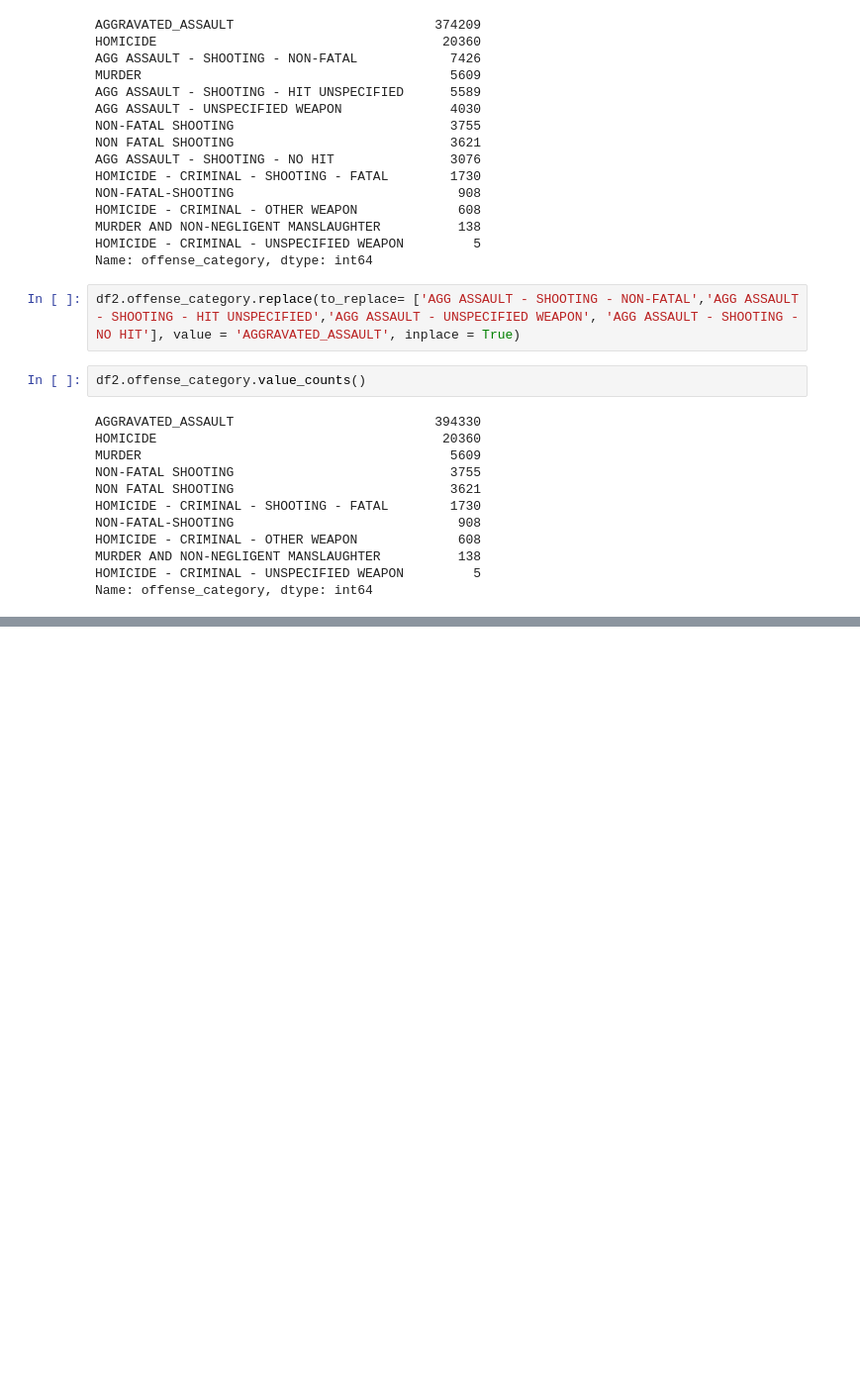
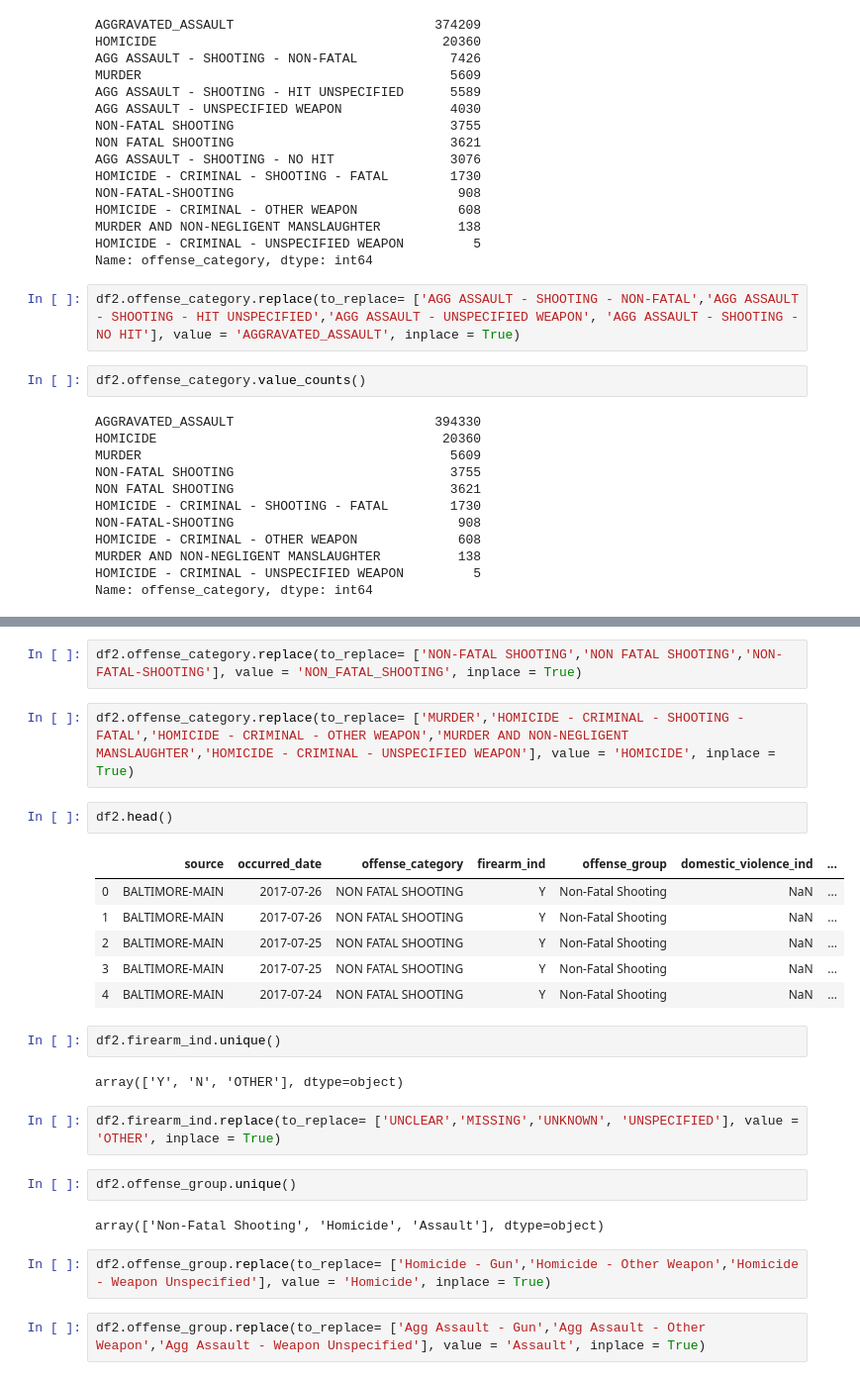
Before and after one commit to joseh4/classifying_gang_violence, a Jupyter notebook: working_notebook.ipynb, the cells around one changed output, grey strips where cells are left out. Shown: that part at 99% size. Drawn from its saved outputs; the diff is of its cells as text; blank space fills up the shorter version.

```diff
--- a/working_notebook.ipynb
+++ b/working_notebook.ipynb
@@ -302,0 +250,27 @@ memory usage: 176.8+ MB
+# %%
+df2.offense_category.replace(to_replace= ['NON-FATAL SHOOTING','NON FATAL SHOOTING','NON-FATAL-SHOOTING'], value = 'NON_FATAL_SHOOTING', inplace = True)
+# %%
+df2.offense_category.replace(to_replace= ['MURDER','HOMICIDE - CRIMINAL - SHOOTING - FATAL','HOMICIDE - CRIMINAL - OTHER WEAPON','MURDER AND NON-NEGLIGENT MANSLAUGHTER','HOMICIDE - CRIMINAL - UNSPECIFIED WEAPON'], value = 'HOMICIDE', inplace = True)
+# %%
+df2.head()
+# %% [output]
+|  | source | occurred_date | offense_category | firearm_ind | offense_group | domestic_violence_ind | ... |
+| 0 | BALTIMORE-MAIN | 2017-07-26 | NON FATAL SHOOTING | Y | Non-Fatal Shooting | NaN | ... |
+| 1 | BALTIMORE-MAIN | 2017-07-26 | NON FATAL SHOOTING | Y | Non-Fatal Shooting | NaN | ... |
+| 2 | BALTIMORE-MAIN | 2017-07-25 | NON FATAL SHOOTING | Y | Non-Fatal Shooting | NaN | ... |
+| 3 | BALTIMORE-MAIN | 2017-07-25 | NON FATAL SHOOTING | Y | Non-Fatal Shooting | NaN | ... |
+| 4 | BALTIMORE-MAIN | 2017-07-24 | NON FATAL SHOOTING | Y | Non-Fatal Shooting | NaN | ... |
+# %%
+df2.firearm_ind.unique()
+# %% [output]
+array(['Y', 'N', 'OTHER'], dtype=object)
+# %%
+df2.firearm_ind.replace(to_replace= ['UNCLEAR','MISSING','UNKNOWN', 'UNSPECIFIED'], value = 'OTHER', inplace = True)
+# %%
+df2.offense_group.unique()
+# %% [output]
+array(['Non-Fatal Shooting', 'Homicide', 'Assault'], dtype=object)
+# %%
+df2.offense_group.replace(to_replace= ['Homicide - Gun','Homicide - Other Weapon','Homicide - Weapon Unspecified'], value = 'Homicide', inplace = True)
+# %%
+df2.offense_group.replace(to_replace= ['Agg Assault - Gun','Agg Assault - Other Weapon','Agg Assault - Weapon Unspecified'], value = 'Assault', inplace = True)
```
Also changed, not shown: parts of 50 cells of this notebook.
